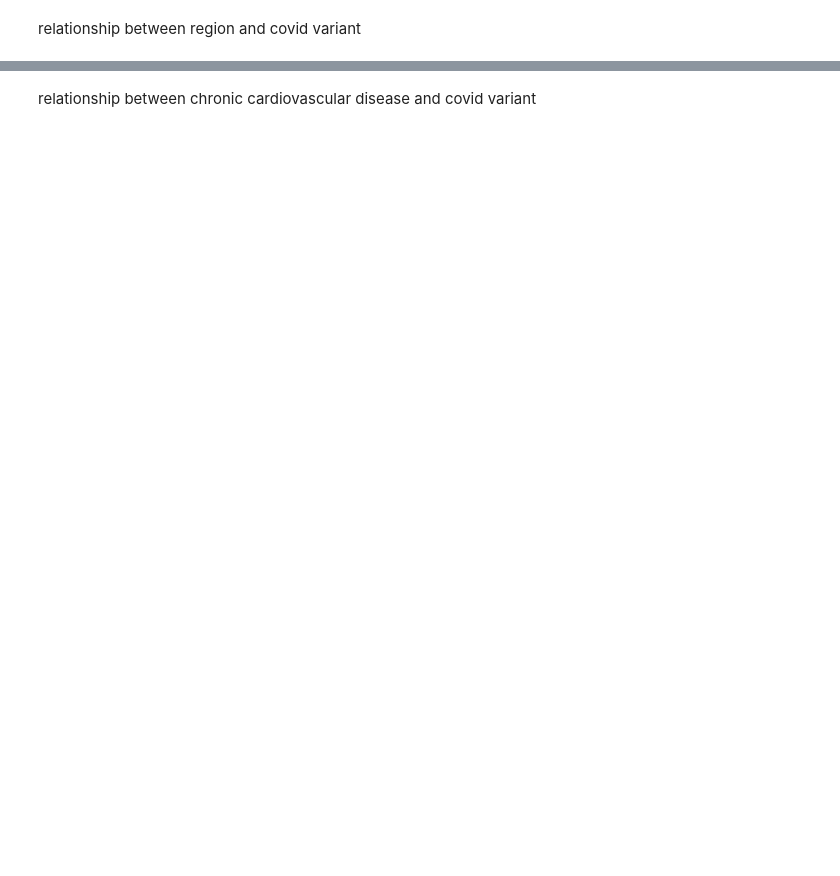
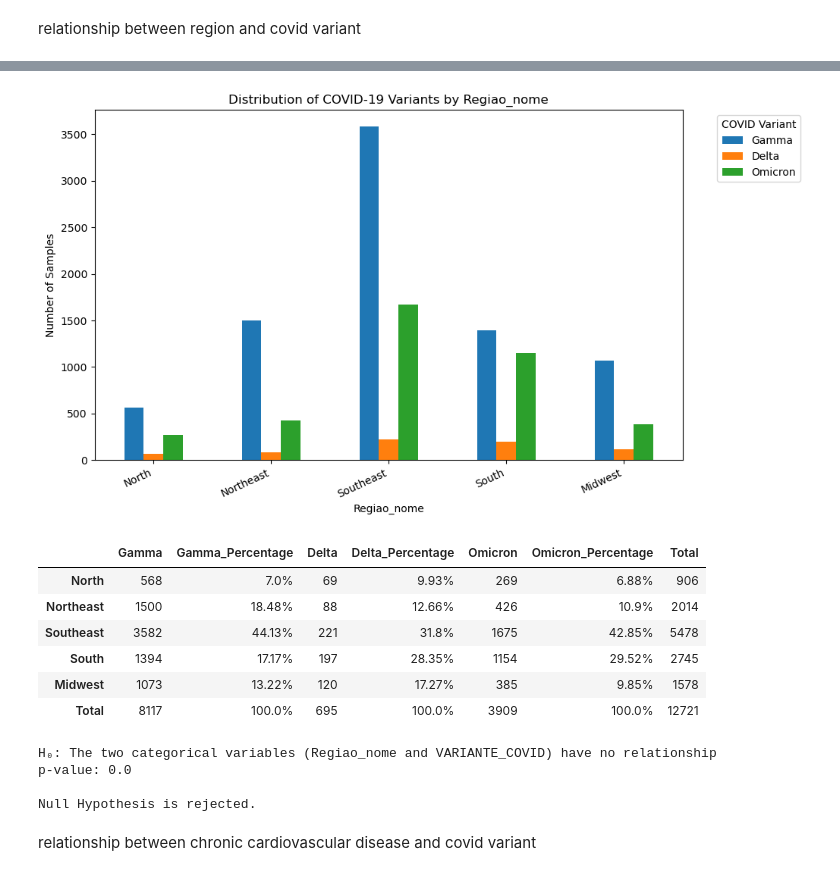
Before and after one commit to LucasTramonte/Analysis-SARS-CoV-2-variants, a Jupyter notebook: exploratory_Sociodemographic_Obstetrical.ipynb, the cells around one changed output, grey strips where cells are left out. Drawn from its saved outputs; the diff is of its cells as text; code cells hidden in the pictures; blank space fills up the shorter version.

```diff
--- a/exploratory_Sociodemographic_Obstetrical.ipynb
+++ b/exploratory_Sociodemographic_Obstetrical.ipynb
@@ -488,2 +256,17 @@ Null Hypothesis is rejected.
+# %%
+plot_and_test_relationship(df, FAIXA_REGIAO, 'Regiao_nome')
+# %% [output]
+[figure, added]
+|  | Gamma | Gamma_Percentage | Delta | Delta_Percentage | Omicron | Omicron_Percentage | Total |
+| North | 568 | 7.0% | 69 | 9.93% | 269 | 6.88% | 906 |
+| Northeast | 1500 | 18.48% | 88 | 12.66% | 426 | 10.9% | 2014 |
+| Southeast | 3582 | 44.13% | 221 | 31.8% | 1675 | 42.85% | 5478 |
+| South | 1394 | 17.17% | 197 | 28.35% | 1154 | 29.52% | 2745 |
+| Midwest | 1073 | 13.22% | 120 | 17.27% | 385 | 9.85% | 1578 |
+| Total | 8117 | 100.0% | 695 | 100.0% | 3909 | 100.0% | 12721 |
+H₀: The two categorical variables (Regiao_nome and VARIANTE_COVID) have no relationship
+p-value: 0.0
+
+Null Hypothesis is rejected.
 # %% [markdown]
 relationship between chronic cardiovascular disease and covid variant
```
Also changed, not shown: parts of 22 cells of this notebook.
